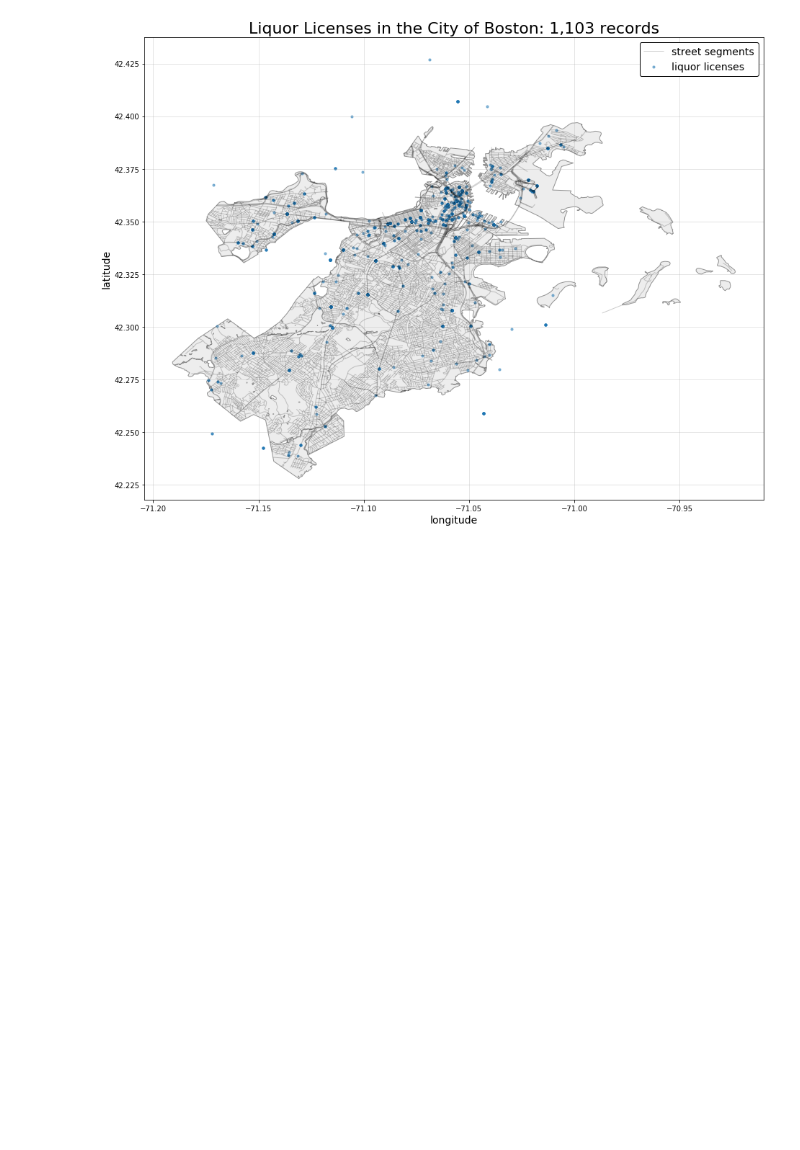
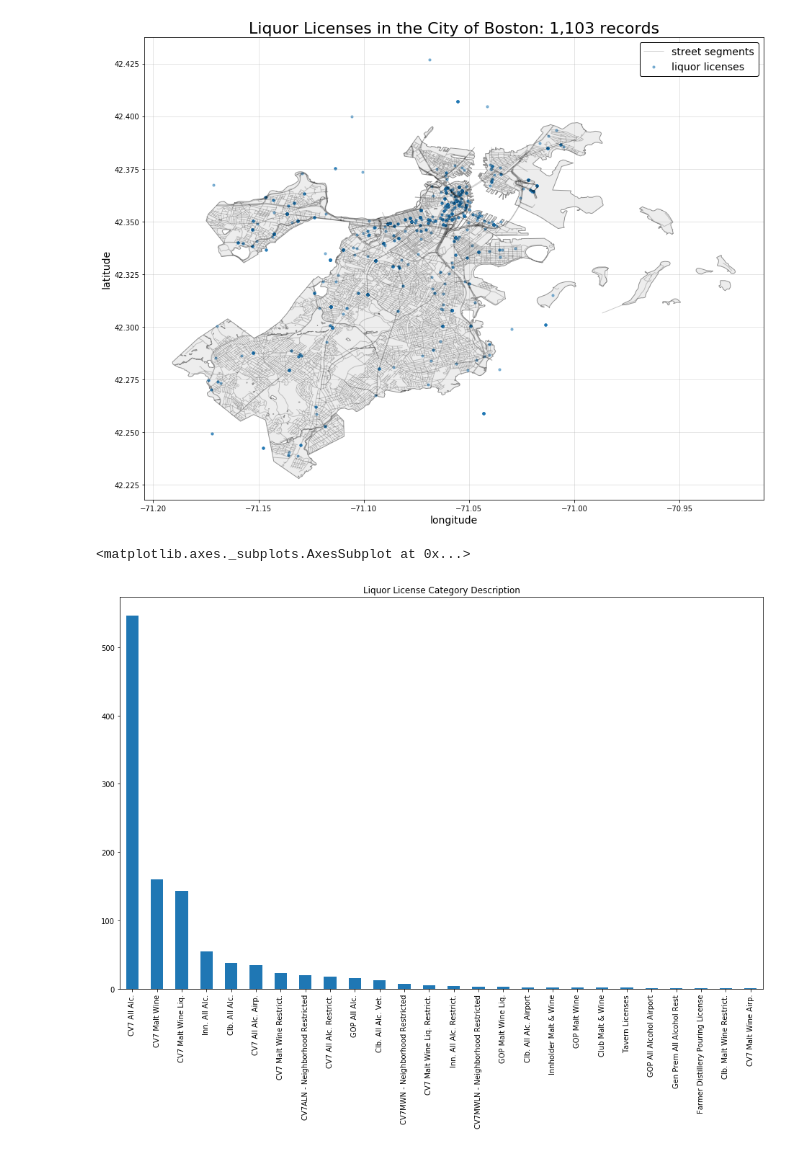
Before and after one commit to sedelmeyer/predicting-crime, a Jupyter notebook: notebooks/chris_liquor_EDA.ipynb, the cells around one changed output. Drawn from its saved outputs; the diff is of its cells as text; code cells hidden in the pictures; blank space fills up the shorter version.

Commit message:
adding bar/line charts to complete liquor eda

```diff
--- a/notebooks/chris_liquor_EDA.ipynb
+++ b/notebooks/chris_liquor_EDA.ipynb
@@ -100,3 +100,10 @@ plt.tight_layout()
 plt.show();
 # %% [output]
 [figure]
+# %%
+#Adding simple bar plot for different liquor category desciptions by frequency
+
+df_liquor_eda['LICCATDESC'].value_counts().plot(kind='bar',figsize=(16, 10),title='Liquor License Category Description')
+# %% [output]
+<matplotlib.axes._subplots.AxesSubplot at 0x...>
+[figure, added]
```
Also changed, not shown: parts of 4 cells of this notebook.
